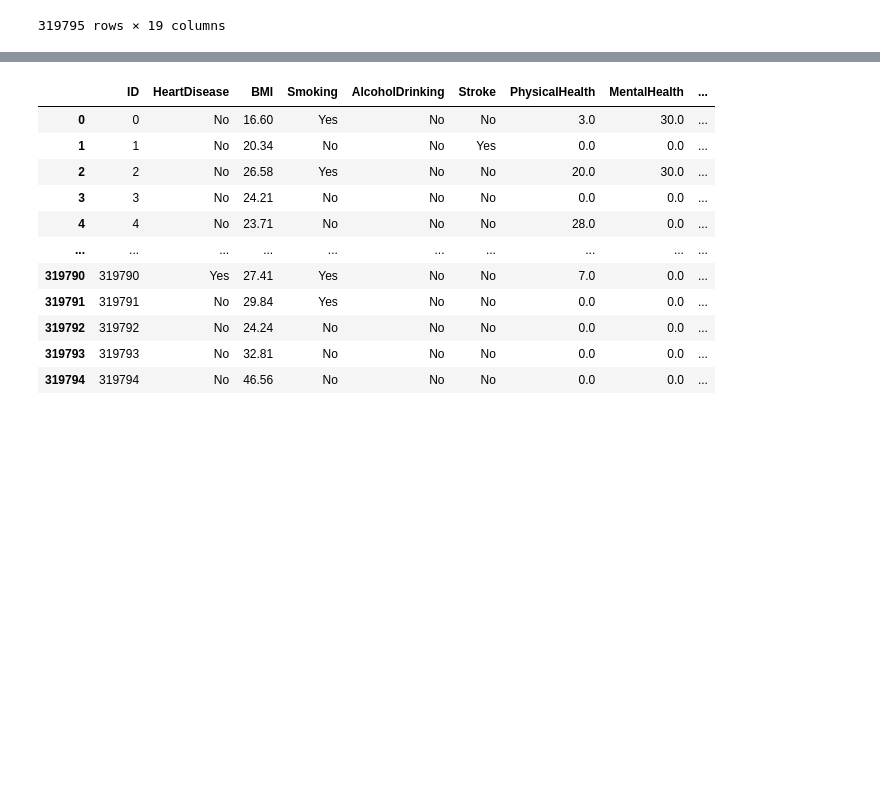
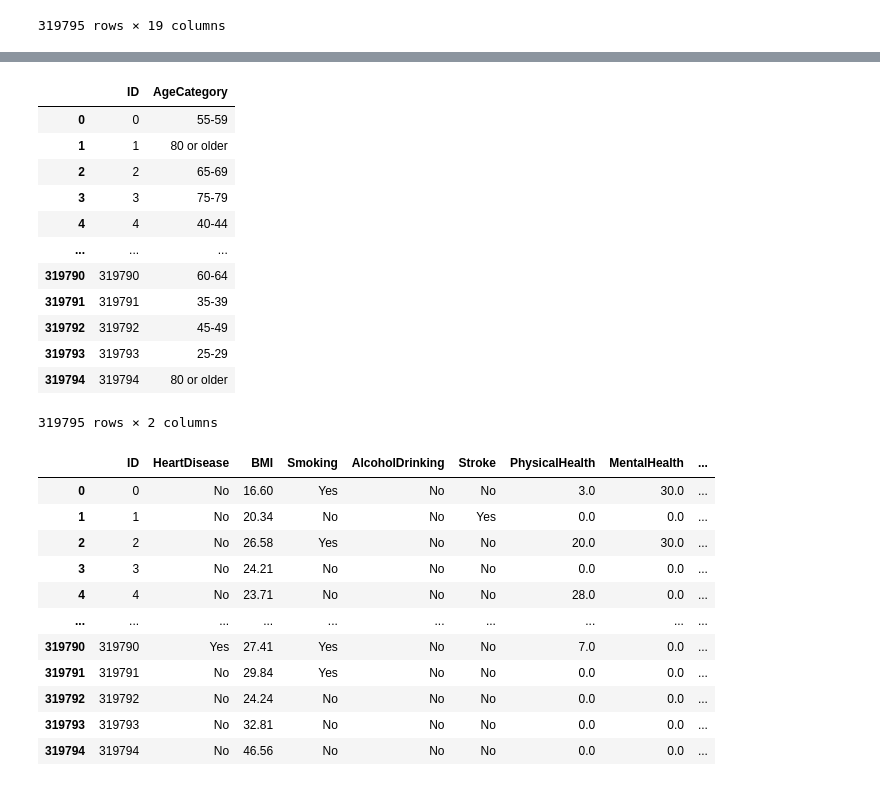
Before and after one commit to ahmadelbaba/HealthyHearts, a Jupyter notebook: 01_DataCleaingExploration.ipynb, the cells around one changed output, grey strips where cells are left out. Saved outputs shown, nothing was run; the diff lists cells and outputs as text; code cells hidden in the pictures; blank space fills up the shorter version.

```diff
--- a/01_DataCleaingExploration.ipynb
+++ b/01_DataCleaingExploration.ipynb
@@ -150,3 +168,21 @@ demographics_df
+# %%
+#Creating new age_DF
+age_df = newHH_df[['ID', 'AgeCategory']].copy()
+age_df
+# %% [output]
+|  | ID | AgeCategory |
+| 0 | 0 | 55-59 |
+| 1 | 1 | 80 or older |
+| 2 | 2 | 65-69 |
+| 3 | 3 | 75-79 |
+| 4 | 4 | 40-44 |
+| ... | ... | ... |
+| 319790 | 319790 | 60-64 |
+| 319791 | 319791 | 35-39 |
+| 319792 | 319792 | 45-49 |
+| 319793 | 319793 | 25-29 |
+| 319794 | 319794 | 80 or older |
+319795 rows × 2 columns
 # %%
 #Creating new disease_df
 health_info_df = newHH_df[['ID', 'HeartDisease', 'BMI', 'Smoking', 'AlcoholDrinking', 'Stroke', 'PhysicalHealth', 'MentalHealth', 'DiffWalking', 'Diabetic', 'PhysicalActivity','GenHealth', 'SleepTime', 'Asthma', 'KidneyDisease', 'SkinCancer']].copy()
```
Also changed, not shown: parts of 3 cells of this notebook, 5 other files.
